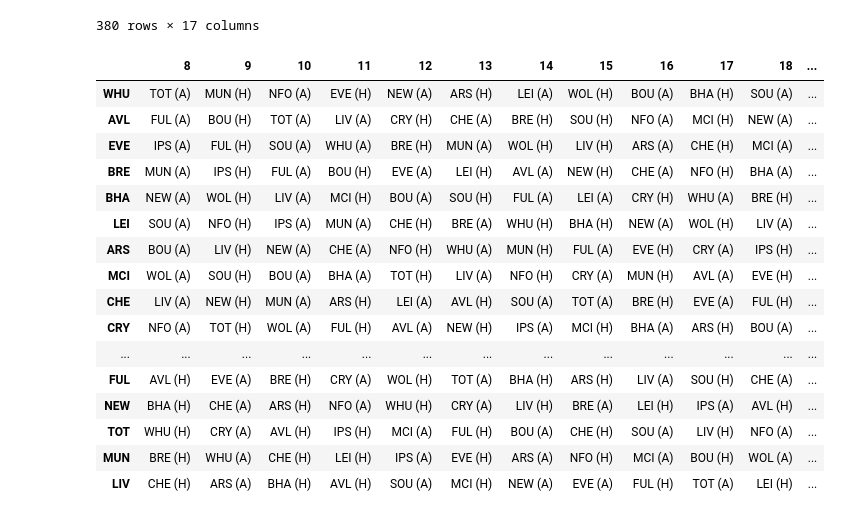
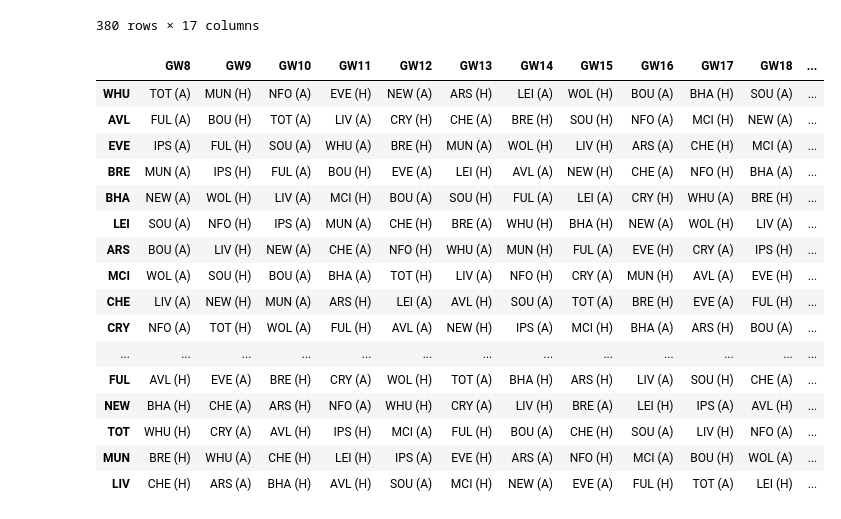
Before and after one commit to xRayzox/Piepline-FPL, a Jupyter notebook: Data-vis/FPL.ipynb, the cells around one changed output. Cells and saved outputs as stored; diff of their text form; code cells hidden in the pictures.

```diff
--- a/Data-vis/FPL.ipynb
+++ b/Data-vis/FPL.ipynb
@@ -54,14 +54,19 @@ upcoming_gameweeks = df_fixtures[df_fixtures['finished'] == False]
 # Create an empty DataFrame to hold the home/away labels
 teams = upcoming_gameweeks['team_a_short'].unique()  # Get unique team short names
 unique_gameweeks = upcoming_gameweeks['event'].unique()  # Get unique gameweeks from upcoming games
-fdr_matrix = pd.DataFrame(index=teams, columns=unique_gameweeks)  # Create matrix based on unique gameweeks
+
+# Format gameweek numbers with 'GW' prefix
+formatted_gameweeks = [f'GW{gw}' for gw in unique_gameweeks]
+
+# Create matrix based on unique gameweeks
+fdr_matrix = pd.DataFrame(index=teams, columns=formatted_gameweeks)
 
 # Dictionary to store original FDR values for color coding
 fdr_values = {}
 
 # Populate the FDR matrix with team names and home/away labels
 for index, row in upcoming_gameweeks.iterrows():
-    gameweek = row['event']
+    gameweek = f'GW{row["event"]}'  # Format gameweek with 'GW'
     team_a = row['team_a_short']
     team_h = row['team_h_short']
     fdr_a = row['team_a_difficulty']  # FDR for team_a
@@ -85,34 +90,34 @@ def color_fdr(team, gameweek):
     if fdr_value is None:  # Handle NaN values
         return 'background-color: white;'  # Neutral color for NaN
 
     # Color coding based on FDR value
     if fdr_value == 1:  # Class for FDR 1
         return 'background-color: #257d5a;'  # Green
     elif fdr_value == 2:  # Class for FDR 2
         return 'background-color: #00ff86;'  # Light Green
     elif fdr_value == 3:  # Class for FDR 3
         return 'background-color: #ebebe4;'  # Yellow
     elif fdr_value == 4:  # Class for FDR 4
         return 'background-color: #ff005a;'  # Orange
     elif fdr_value == 5:  # Class for FDR 5
         return 'background-color: #861d46;'  # Red
     else:
         return ''  # No color for other values
 
 # Create a styled DataFrame to visualize FDR values with color coding
 styled_fdr_table = fdr_matrix.copy()  # Copy to apply styles
 
 # Apply color to each cell based on FDR values while retaining team names
 def apply_color(row):
     return [color_fdr(row.name, col) for col in row.index]
 
 # Applying the style to the entire DataFrame
 styled_fdr_table = styled_fdr_table.style.apply(apply_color, axis=1)
 
 # To display the styled DataFrame
 styled_fdr_table
 # %% [output]
-|  | 8 | 9 | 10 | 11 | 12 | 13 | 14 | 15 | 16 | 17 | 18 | ... |
+|  | GW8 | GW9 | GW10 | GW11 | GW12 | GW13 | GW14 | GW15 | GW16 | GW17 | GW18 | ... |
 | WHU | TOT (A) | MUN (H) | NFO (A) | EVE (H) | NEW (A) | ARS (H) | LEI (A) | WOL (H) | BOU (A) | BHA (H) | SOU (A) | ... |
 | AVL | FUL (A) | BOU (H) | TOT (A) | LIV (A) | CRY (H) | CHE (A) | BRE (H) | SOU (H) | NFO (A) | MCI (H) | NEW (A) | ... |
 | EVE | IPS (A) | FUL (H) | SOU (A) | WHU (A) | BRE (H) | MUN (A) | WOL (H) | LIV (H) | ARS (A) | CHE (H) | MCI (A) | ... |
```
Also changed, not shown: 1 other file.
